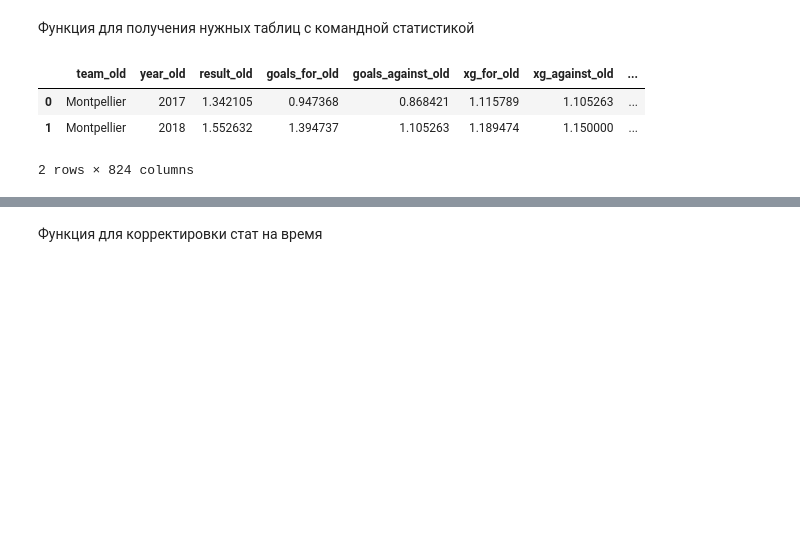
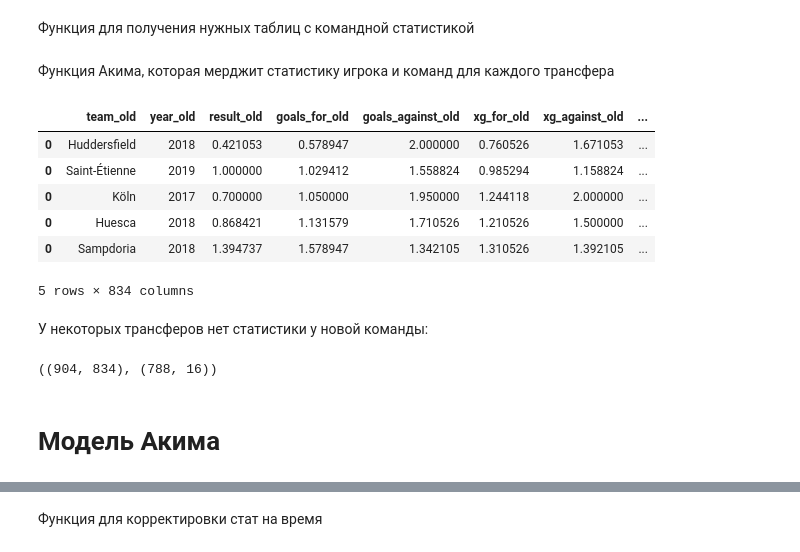
Before and after one commit to HSE-projects/transfer_attributes_change, a Jupyter notebook: Merge.ipynb, the cells around one changed output, grey strips where cells are left out. Saved outputs shown, nothing was run; the diff lists cells and outputs as text; code cells hidden in the pictures; blank space fills up the shorter version.

```diff
--- a/Merge.ipynb
+++ b/Merge.ipynb
@@ -5,8 +5,6 @@ import pandas as pd
 # %% [markdown]
 Таблица со всей статистикой игроков.
 # %%
-# player_stats = pd.read_csv('/content/drive/MyDrive/xg_project/Players data.csv') #Старая таблица
-player_stats = pd.read_csv('/content/drive/MyDrive/xg_project/Players data 2.csv')
-player_stats['Unnamed: 0'] = player_stats.index #в старой таблице был такой столбец, некоторые функию его используют
+player_stats = pd.read_csv('/content/drive/MyDrive/xg_project/Players data 3.csv')
 player_stats.replace(',','', regex=True, inplace=True) # В столбце с минутами тысячи отделены запятыми, удаляем их и кастим к флоату
 player_stats['minutes'] = player_stats['minutes'].astype('float')
@@ -92,7 +73,7 @@ players = list(player_stats.name.unique())
 field = []
 keepers = []
 for player in players:
-    transfers, is_keeper = get_seasons(player, player_stats, 1, 3)
+    transfers, is_keeper = get_seasons(player, player_stats, 1, 10)
     if is_keeper:
         for df in transfers:
             keepers.append(df)
@@ -101,0 +104,2 @@ for player in players:
+# %%
+transfers = pd.read_csv('/content/drive/MyDrive/xg_project/Transfers.csv')
@@ -101,0 +108,4 @@ for player in players:
+# %%
+positions = {}
+for i, row in transfers.iterrows():
+  positions[row.player_name] = row.position
@@ -140,10 +153,53 @@ def get_tables(table):
   df2 = team_stats[team_stats['team'] == t2]
   df2 = df2[(df2['year'] >= y0) & (df2['year'] <= y)]
   return [df1, df2]
-# %%
-merge_table.append(merge)
-# %% [output]
-|  | team_old | year_old | result_old | goals_for_old | goals_against_old | xg_for_old | xg_against_old | ... |
-| 0 | Montpellier | 2017 | 1.342105 | 0.947368 | 0.868421 | 1.115789 | 1.105263 | ... |
-| 1 | Montpellier | 2018 | 1.552632 | 1.394737 | 1.105263 | 1.189474 | 1.150000 | ... |
-2 rows × 824 columns
+# %% [markdown]
+Функция Акима, которая мерджит статистику игрока и команд для каждого трансфера
+# %%
+from tqdm.notebook import tqdm
+
+merge_table = pd.DataFrame()
+for i, observation in enumerate(tqdm(field)):
+
+    # Check there are no missing seasons
+    if observation.year.values[1] - observation.year.values[0] > 1:
+        continue
+
+    old, new = get_tables(observation)
+    old.columns = [x + '_old' for x in old.columns]
+    new.columns = [x + '_new' for x in new.columns]
+
+    old.reset_index(drop=True, inplace=True)
+    new.reset_index(drop=True, inplace=True)
+
+    club_features = pd.concat([old, new], axis=1)
+    # club_features = pd.DataFrame(club_features.mean()).T
+    club_features['year'] = club_features['year_old']
+    club_features['predict_year'] = club_features['year_old']
+
+    if get_info(observation)[-1] != 1:
+        observation['predict_year'] = observation['year'] - 1
+        merge_before_target = club_features.merge(observation.drop(columns='predict_year'), on=['year'], how='left')
+        merge = merge_before_target.merge(observation.drop(columns='year'), on=['predict_year'], how='left')
+    else:
+      merge_before_target = club_features.merge(observation.iloc[:1], on=['year'], how='left')
+      merge = merge_before_target.merge(observation.iloc[1:], on=['year'], how='left')
+
+    merge_table = merge_table.append(merge)
+
+    if merge['sca_per90_y'].isnull().sum() > 0:
+      print(i, observation[['name', 'squad', 'year']])
+
+# merge_table.drop(columns = ['year_old', 'year_new', 'predict_year'], inplace=True)
+
+merge_table.head()
+# %% [output]
+|  | team_old | year_old | result_old | goals_for_old | goals_against_old | xg_for_old | xg_against_old | ... |
+| 0 | Huddersfield | 2018 | 0.421053 | 0.578947 | 2.000000 | 0.760526 | 1.671053 | ... |
+| 0 | Saint-Étienne | 2019 | 1.000000 | 1.029412 | 1.558824 | 0.985294 | 1.158824 | ... |
+| 0 | Köln | 2017 | 0.700000 | 1.050000 | 1.950000 | 1.244118 | 2.000000 | ... |
+| 0 | Huesca | 2018 | 0.868421 | 1.131579 | 1.710526 | 1.210526 | 1.500000 | ... |
+| 0 | Sampdoria | 2018 | 1.394737 | 1.578947 | 1.342105 | 1.310526 | 1.392105 | ... |
+5 rows × 834 columns
+# %% [markdown]
+У некоторых трансферов нет статистики у новой команды:
@@ -149,0 +208,6 @@ merge_table.append(merge)
+# %%
+merge_table.shape, df.shape
+# %% [output]
+((904, 834), (788, 16))
+# %% [markdown]
+# Модель Акима
```
Also changed, not shown: parts of 44 cells of this notebook, 1 other file.
